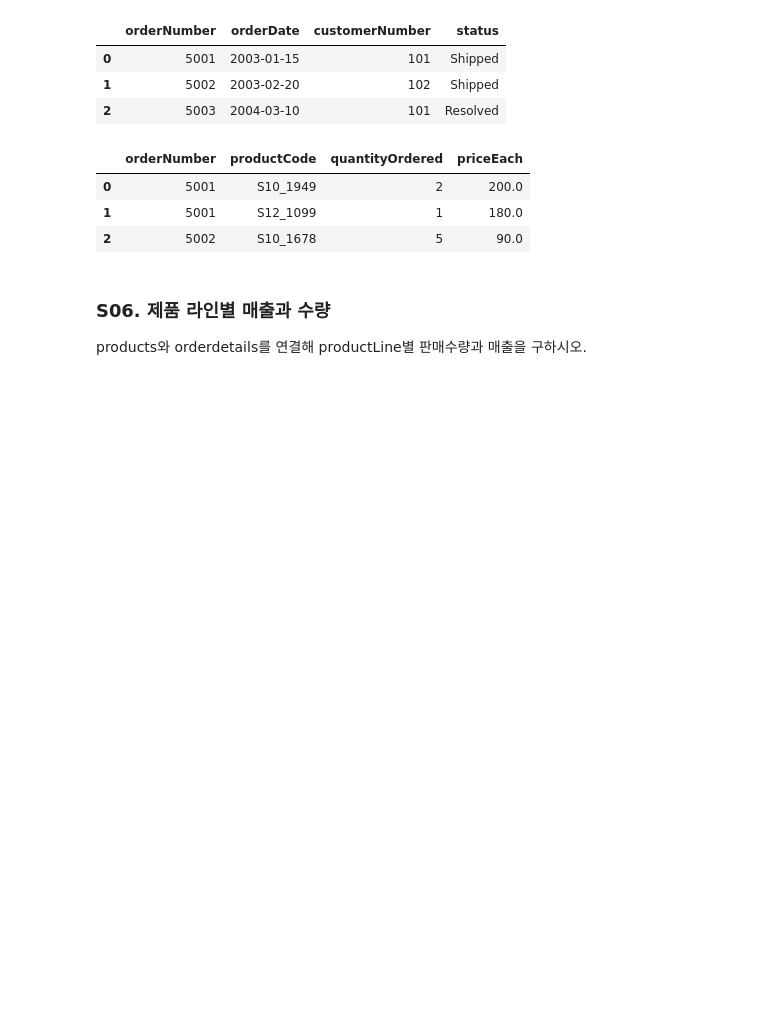
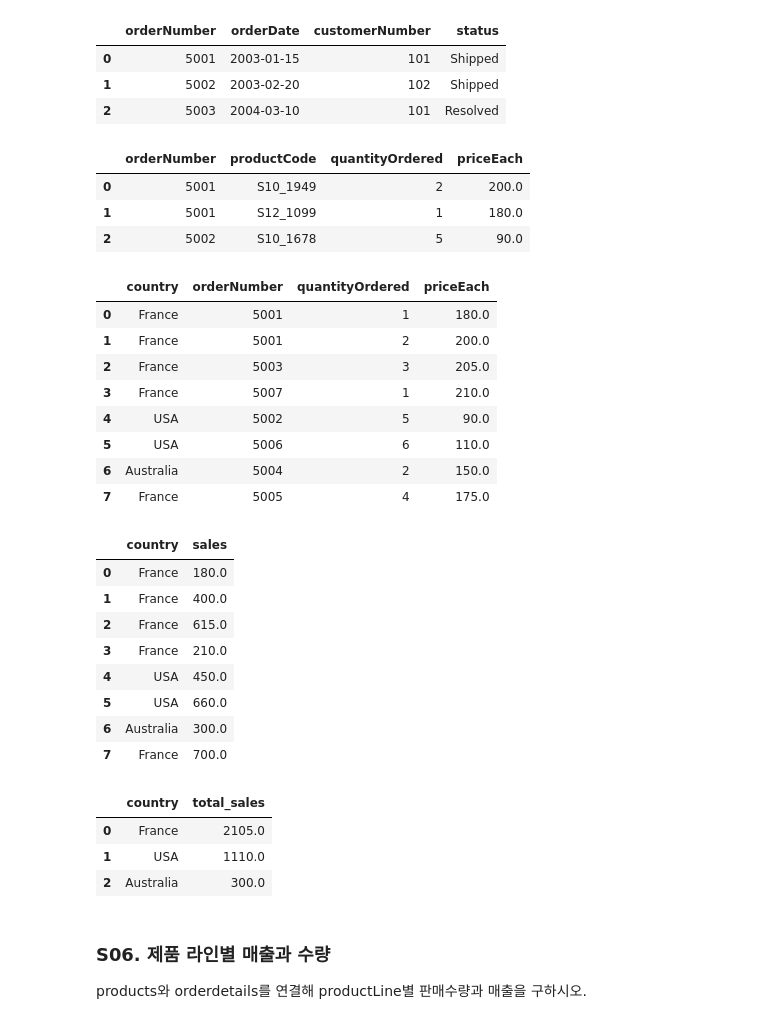
Before and after one commit to Han-think/Han-think.github.io, a Jupyter notebook: downloads/coding-test-review/coding-test-practice.ipynb, the cells around one changed output. Drawn from its saved outputs; the diff is of its cells as text; code cells hidden in the pictures; blank space fills up the shorter version.

```diff
--- a/downloads/coding-test-review/coding-test-practice.ipynb
+++ b/downloads/coding-test-review/coding-test-practice.ipynb
@@ -255,13 +255,65 @@ LIMIT 3;
 | 2 | 5002 | S10_1678 | 5 | 90.0 |
 # %%
 # 예시 정답
-run_sql("""
-SELECT c.country, ROUND(SUM(od.quantityOrdered * od.priceEach), 2) AS total_sales FROM customers AS c
-JOIN orders AS o ON c.customerNumber = o.customerNumber
-JOIN orderdetails AS od ON o.orderNumber = od.orderNumber
+display(run_sql("""
+SELECT
+    c.country,
+    o.orderNumber,
+    od.quantityOrdered,
+    od.priceEach
+FROM customers AS c
+JOIN orders AS o
+    ON c.customerNumber = o.customerNumber
+JOIN orderdetails AS od
+    ON o.orderNumber = od.orderNumber;
+"""))
+
+display(run_sql("""
+SELECT
+    c.country,
+    od.quantityOrdered * od.priceEach AS sales
+FROM customers AS c
+JOIN orders AS o
+    ON c.customerNumber = o.customerNumber
+JOIN orderdetails AS od
+    ON o.orderNumber = od.orderNumber;
+"""))
+
+display(run_sql("""
+SELECT
+    c.country,
+    ROUND(SUM(od.quantityOrdered * od.priceEach), 2) AS total_sales
+FROM customers AS c
+JOIN orders AS o
+    ON c.customerNumber = o.customerNumber
+JOIN orderdetails AS od
+    ON o.orderNumber = od.orderNumber
 GROUP BY c.country
 ORDER BY total_sales DESC;
-""")
+"""))
+# %% [output]
+|  | country | orderNumber | quantityOrdered | priceEach |
+| 0 | France | 5001 | 1 | 180.0 |
+| 1 | France | 5001 | 2 | 200.0 |
+| 2 | France | 5003 | 3 | 205.0 |
+| 3 | France | 5007 | 1 | 210.0 |
+| 4 | USA | 5002 | 5 | 90.0 |
+| 5 | USA | 5006 | 6 | 110.0 |
+| 6 | Australia | 5004 | 2 | 150.0 |
+| 7 | France | 5005 | 4 | 175.0 |
+|  | country | sales |
+| 0 | France | 180.0 |
+| 1 | France | 400.0 |
+| 2 | France | 615.0 |
+| 3 | France | 210.0 |
+| 4 | USA | 450.0 |
+| 5 | USA | 660.0 |
+| 6 | Australia | 300.0 |
+| 7 | France | 700.0 |
+|  | country | total_sales |
+| 0 | France | 2105.0 |
+| 1 | USA | 1110.0 |
+| 2 | Australia | 300.0 |
 # %% [markdown]
 ### S06. 제품 라인별 매출과 수량
 
```
